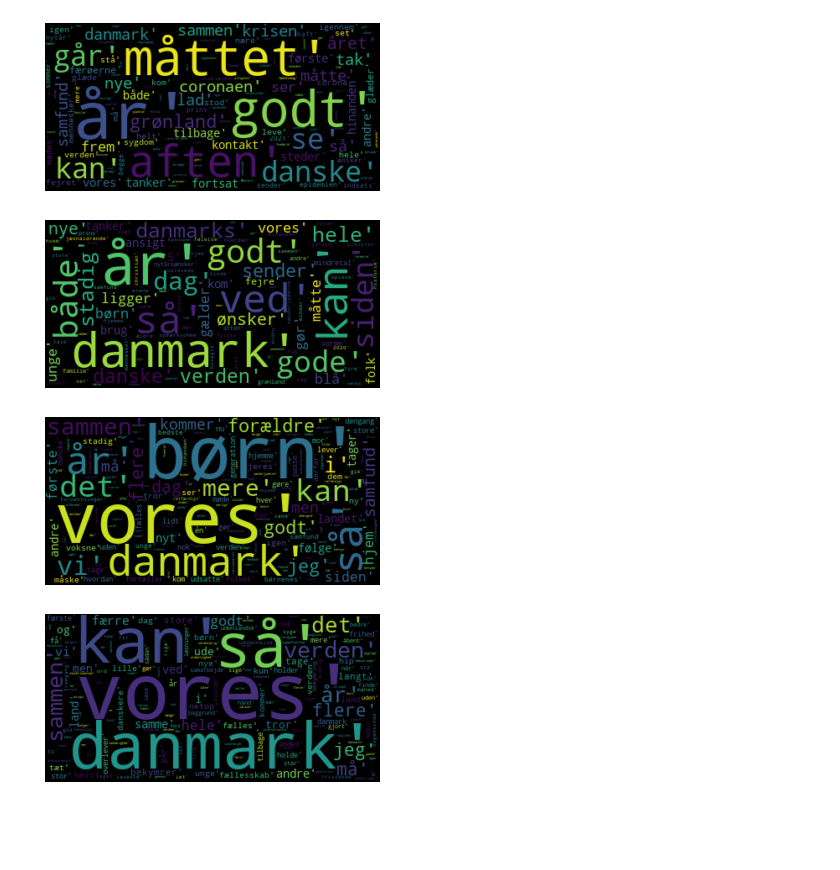
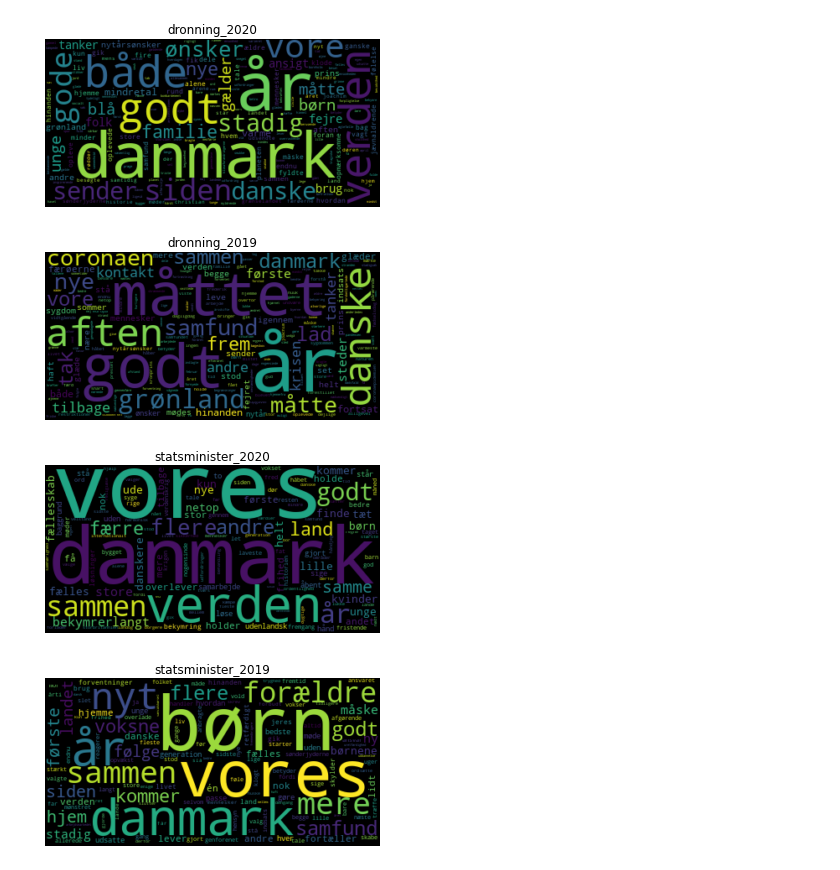
Before and after one commit to thiasmp/python_exam, a Jupyter notebook: test.ipynb, the cells around one changed output. Drawn from its saved outputs; the diff is of its cells as text; code cells hidden in the pictures; blank space fills up the shorter version.

Commit message:
Rewrote everything up to wordclouds following the video, corpus and dmt added

```diff
--- a/test.ipynb
+++ b/test.ipynb
@@ -1,13 +1,19 @@
-# %%
-from data_cleaner import d_2019,d_2020,s_2019,s_2020
-from wordclouds import wordclouds
-if __name__ == '__main__':
-    wordclouds(str(d_2020))
-    wordclouds(str(d_2019))
-    wordclouds(str(s_2020))
-    wordclouds(str(s_2019))
-# %% [output]
-[figure, removed]
-[figure, removed]
-[figure, removed]
-[figure, removed]
+# %%
+from data_cleaner import data_clean_corpus, stopwords
+from fetch_speech_to_df import spoke_persons
+from wordcloud import WordCloud
+import matplotlib.pyplot as plt
+
+wc = WordCloud(stopwords=stopwords)
+
+for i in range(4):
+    wc.generate(data_clean_corpus.speeches[i])
+    plt.imshow(wc, interpolation='bilinear')
+    plt.axis("off")
+    plt.title(spoke_persons[i])
+    plt.show()
+# %% [output]
+[figure, added]
+[figure, added]
+[figure, added]
+[figure, added]
```
Also changed, not shown: 5 other files.
